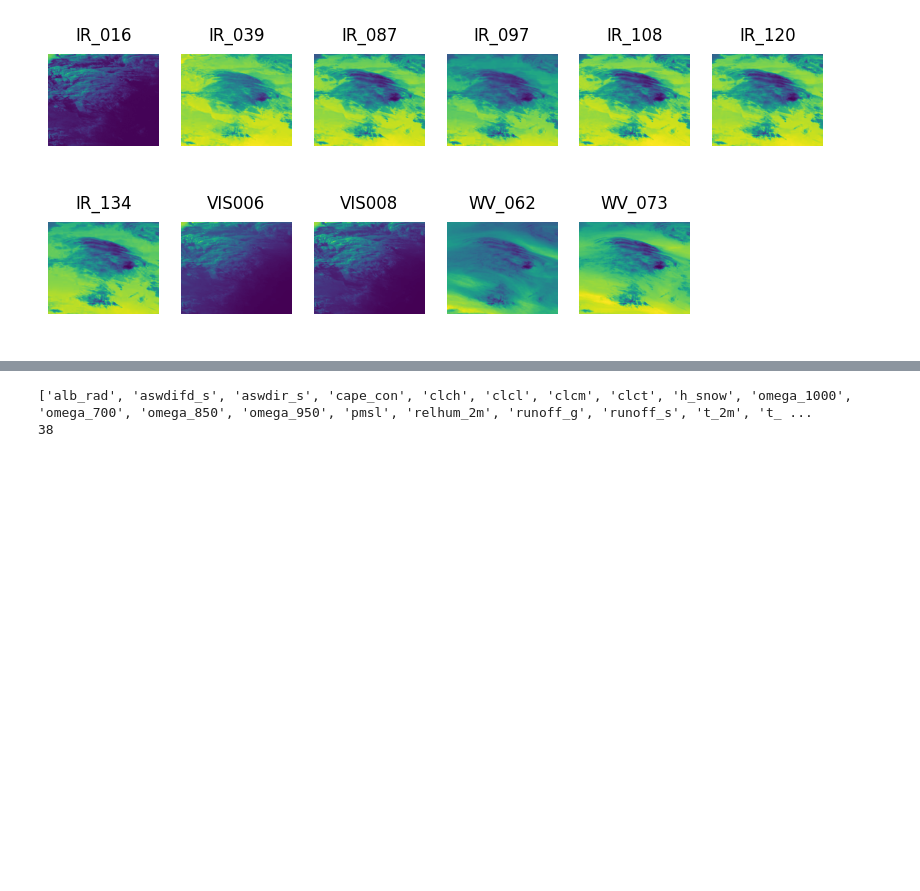
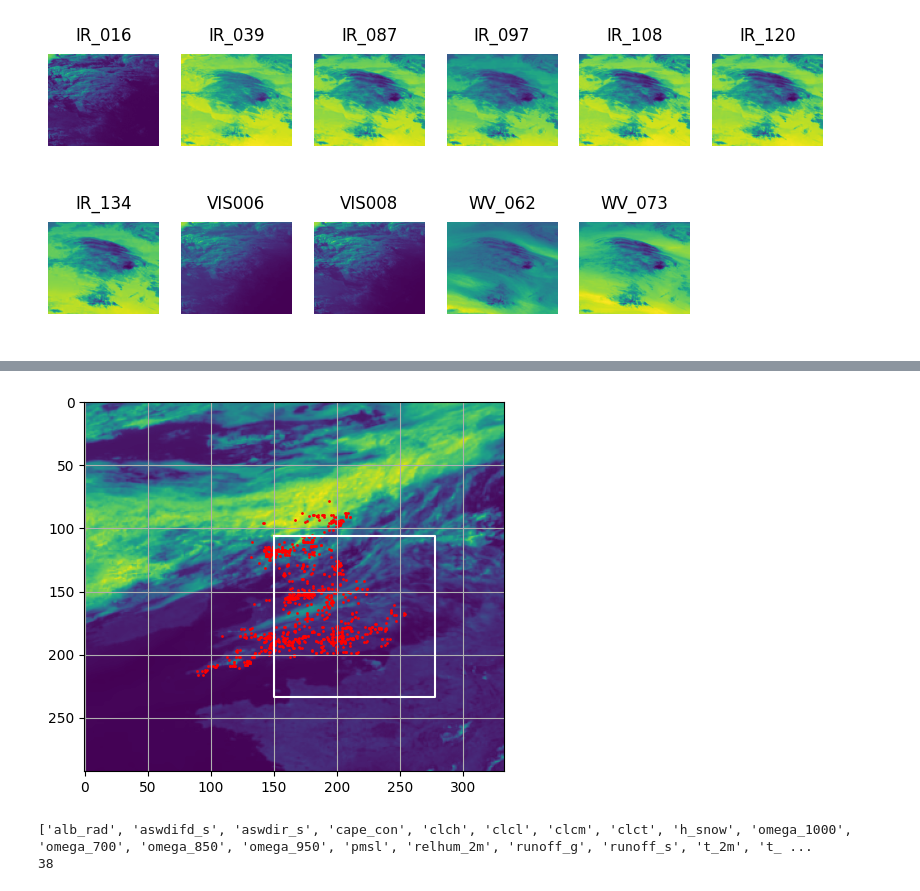
Before and after one commit to mlberkeley/climatehack2023, a Jupyter notebook: notebooks/Andrew_explores.ipynb, the cells around one changed output, grey strips where cells are left out. Saved outputs shown, nothing was run; the diff lists cells and outputs as text; code cells hidden in the pictures; blank space fills up the shorter version.

```diff
--- a/notebooks/Andrew_explores.ipynb
+++ b/notebooks/Andrew_explores.ipynb
@@ -104,0 +118,23 @@ plot_nonhrv_at_time(2020, 7, 22, 4, 35, channel="all")
+# %%
+import json
+with open("../indices.json") as f:
+	site_locations = {
+		data_source: {
+			int(site): (int(location[0]), int(location[1]))
+			for site, location in locations.items()
+                        }
+		for data_source, locations in json.load(f).items()
+                 }
+
+idx = np.where(channel_names == "VIS006")[0].item()
+img = get_nonhrv_at_time(2020, 6, 2, 10, 0)[:,::-1,idx]
+plt.imshow(img)
+plt.grid()
+x, y = [img.shape[1] - site_locations["nonhrv"][k][0] for k in site_locations["nonhrv"]], [img.shape[0] - site_locations["nonhrv"][k][1] for k in site_locations["nonhrv"]]
+
+plt.scatter(x, y, color="red", s=1)
+
+cx, cy = x[0], y[0]
+plt.plot([cx-64, cx + 64, cx + 64, cx-64, cx-64], [cy-64, cy-64, cy+64, cy+64, cy-64], color="white")
+plt.show()
+# %% [output]
@@ -105,3 +142,4 @@ plot_nonhrv_at_time(2020, 7, 22, 4, 35, channel="all")
+[figure, added]
 # %%
 nwp = xr.open_dataset(
     "/data/climatehack/official_dataset/weather/2020/7.zarr.zip",
```
Also changed, not shown: parts of 5 cells of this notebook.
